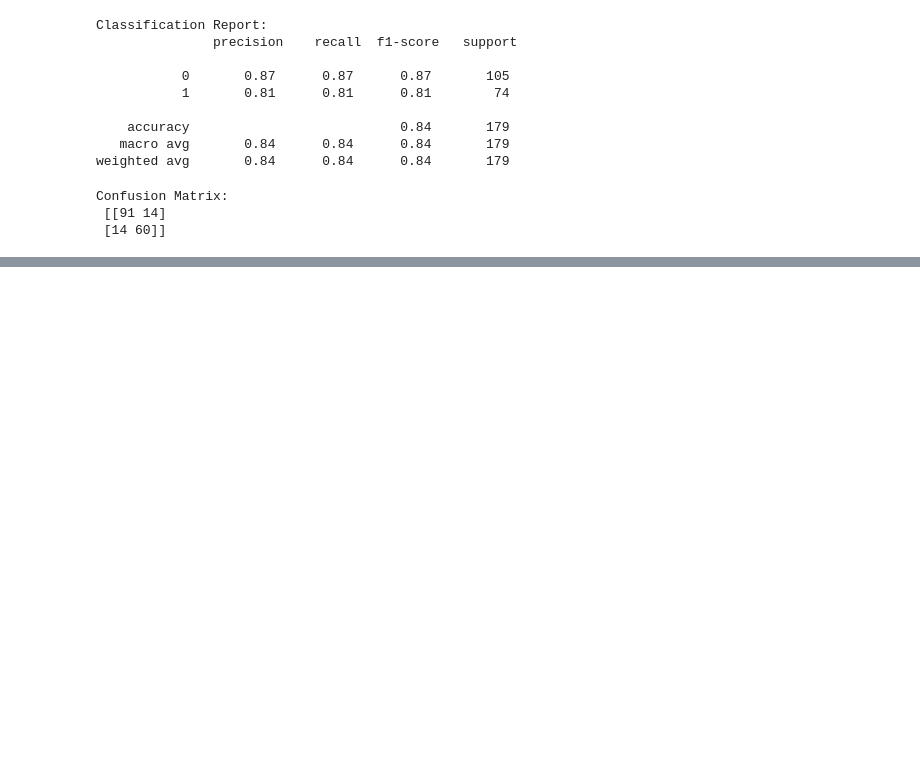
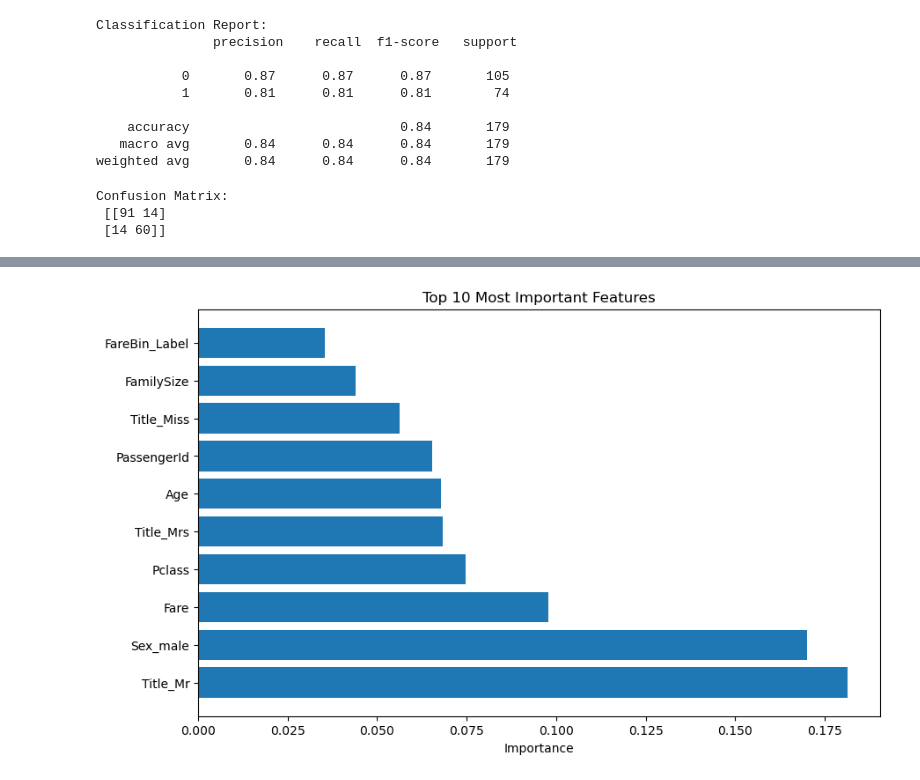
Before and after one commit to nazmul-nil/titanic-survivor, a Jupyter notebook: notebooks/titanic-survival-random-forest-model.ipynb, the cells around one changed output, grey strips where cells are left out. Drawn from its saved outputs; the diff is of its cells as text; code cells hidden in the pictures; blank space fills up the shorter version.

```diff
--- a/notebooks/titanic-survival-random-forest-model.ipynb
+++ b/notebooks/titanic-survival-random-forest-model.ipynb
@@ -141,0 +146,19 @@ Confusion Matrix:
+# %%
+# Define the parameter grid
+param_grid = {
+    'n_estimators': [100, 200, 300],            # Number of trees
+    'max_depth': [None, 10, 20, 30],            # Maximum depth of trees
+    'min_samples_split': [2, 5, 10],            # Minimum samples to split a node
+    'min_samples_leaf': [1, 2, 4],              # Minimum samples at leaf node
+    'max_features': ['sqrt', 'log2', None],     # Number of features to consider for the best split
+    'bootstrap': [True, False]                  # Whether bootstrap samples are used when building trees
+}
+
+# Initialize the model
+rf_classifier = RandomForestClassifier(random_state=42)
+
+# Perform Grid Search with Cross Validation
+grid_search = GridSearchCV(estimator=rf_classifier, param_grid=param_grid, cv=5, n_jobs=-1, verbose=2, scoring='accuracy')
+
+# Fit the model
+grid_search.fit(X_train, y_train)
@@ -141,0 +209,8 @@ Confusion Matrix:
+# %%
+# Get feature importance from the best model
+feature_importances = grid_search.best_estimator_.feature_importances_
+# %%
+# Sort and plot feature importances
+features = pd.DataFrame({'Feature': X_train.columns, 'Importance': feature_importances})
+features = features.sort_values(by='Importance', ascending=False)
+print(features.head(30))
@@ -141,0 +235,9 @@ Confusion Matrix:
+# %%
+# Plot the most important features
+plt.figure(figsize=(10, 6))
+plt.barh(features['Feature'].head(10), features['Importance'].head(10))
+plt.xlabel('Importance')
+plt.title('Top 10 Most Important Features')
+plt.show()
+# %% [output]
+[figure, added]
```
Also changed, not shown: parts of 8 cells of this notebook.
